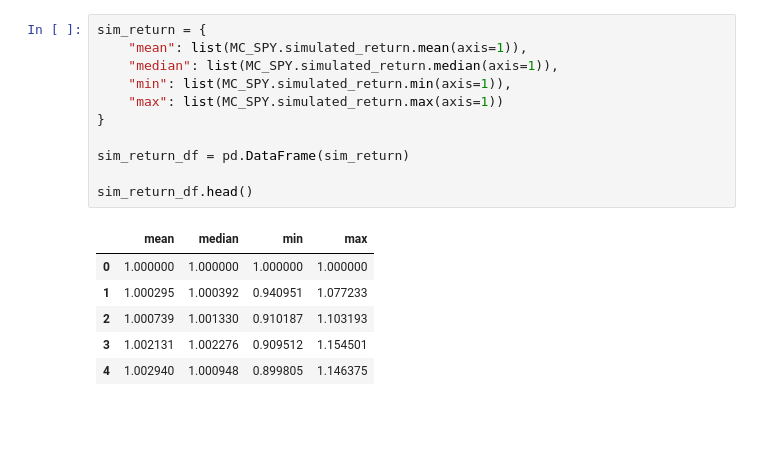
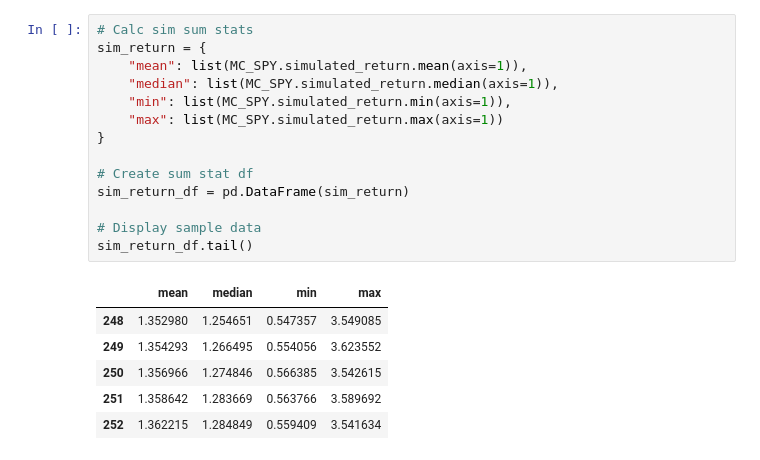
Before and after one commit to HeyokaBull777/Group_5, a Jupyter notebook: 1YSNP500MC.ipynb, the cells around one changed output. Drawn from its saved outputs; the diff is of its cells as text; blank space fills up the shorter version.

```diff
--- a/1YSNP500MC.ipynb
+++ b/1YSNP500MC.ipynb
@@ -98,19 +106,22 @@ line_plot = MC_SPY.plot_simulation()
 # %%
+# Calc sim sum stats
 sim_return = {
     "mean": list(MC_SPY.simulated_return.mean(axis=1)),
     "median": list(MC_SPY.simulated_return.median(axis=1)),
     "min": list(MC_SPY.simulated_return.min(axis=1)),
     "max": list(MC_SPY.simulated_return.max(axis=1))
 }
 
+# Create sum stat df
 sim_return_df = pd.DataFrame(sim_return)
 
-sim_return_df.head()
+# Display sample data
+sim_return_df.tail()
 # %% [output]
 |  | mean | median | min | max |
-| 0 | 1.000000 | 1.000000 | 1.000000 | 1.000000 |
-| 1 | 1.000295 | 1.000392 | 0.940951 | 1.077233 |
-| 2 | 1.000739 | 1.001330 | 0.910187 | 1.103193 |
-| 3 | 1.002131 | 1.002276 | 0.909512 | 1.154501 |
-| 4 | 1.002940 | 1.000948 | 0.899805 | 1.146375 |
+| 248 | 1.352980 | 1.254651 | 0.547357 | 3.549085 |
+| 249 | 1.354293 | 1.266495 | 0.554056 | 3.623552 |
+| 250 | 1.356966 | 1.274846 | 0.566385 | 3.542615 |
+| 251 | 1.358642 | 1.283669 | 0.563766 | 3.589692 |
+| 252 | 1.362215 | 1.284849 | 0.559409 | 3.541634 |
 # %%
```
Also changed, not shown: parts of 16 cells of this notebook, 4 other files.
